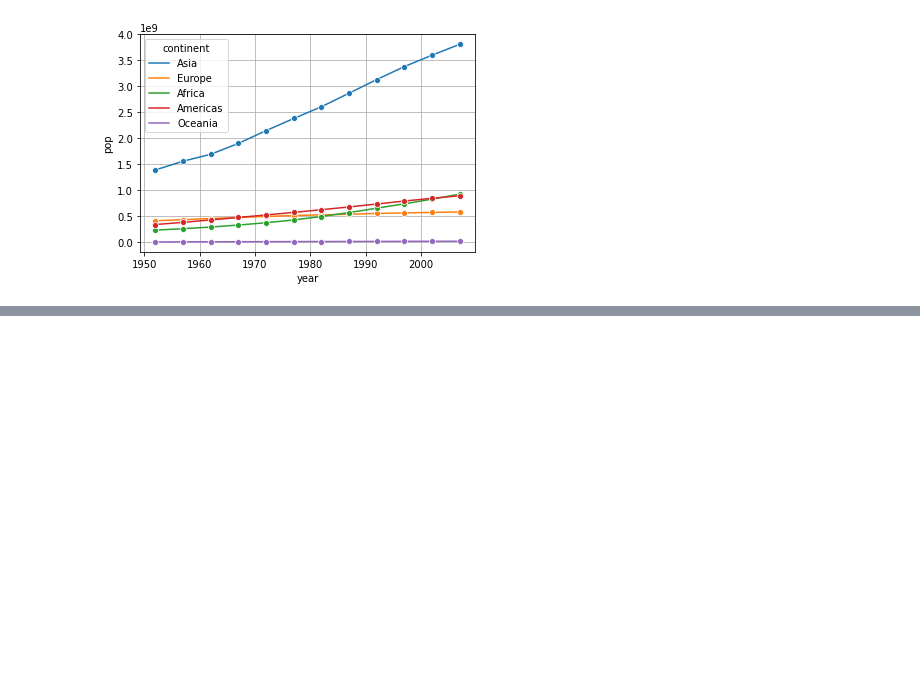
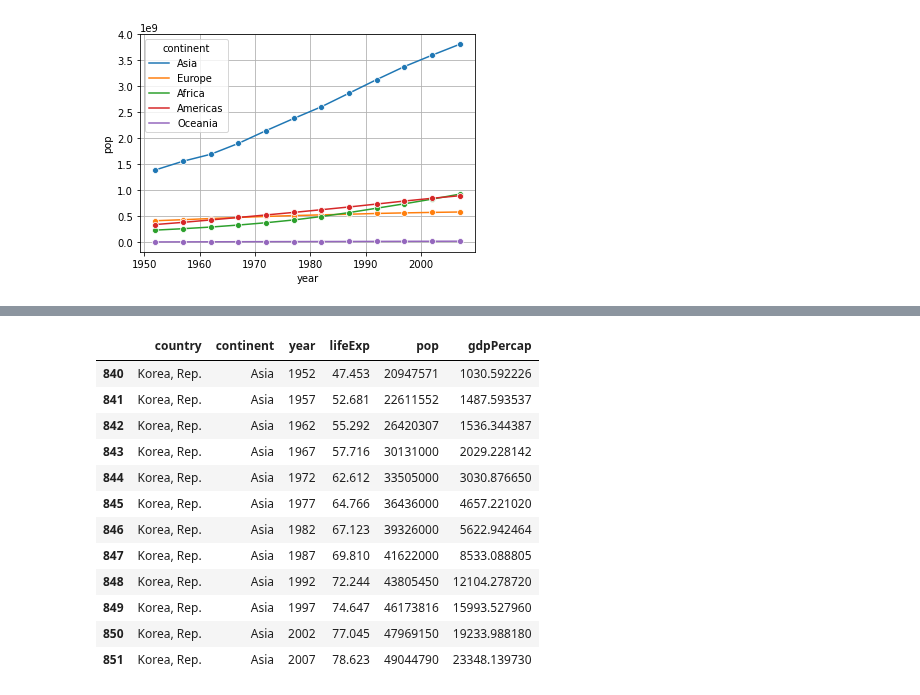
Before and after one commit to esn73/lab_python, a Jupyter notebook: py23_gapminder.ipynb, the cells around one changed output, grey strips where cells are left out. Saved outputs shown, nothing was run; the diff lists cells and outputs as text; code cells hidden in the pictures; blank space fills up the shorter version.

```diff
--- a/py23_gapminder.ipynb
+++ b/py23_gapminder.ipynb
@@ -273,0 +308,17 @@ plt.show()
+# %%
+korea = gapminder[gapminder['country'].str.lower().str.contains('korea, rep')]
+korea
+# %% [output]
+|  | country | continent | year | lifeExp | pop | gdpPercap |
+| 840 | Korea, Rep. | Asia | 1952 | 47.453 | 20947571 | 1030.592226 |
+| 841 | Korea, Rep. | Asia | 1957 | 52.681 | 22611552 | 1487.593537 |
+| 842 | Korea, Rep. | Asia | 1962 | 55.292 | 26420307 | 1536.344387 |
+| 843 | Korea, Rep. | Asia | 1967 | 57.716 | 30131000 | 2029.228142 |
+| 844 | Korea, Rep. | Asia | 1972 | 62.612 | 33505000 | 3030.876650 |
+| 845 | Korea, Rep. | Asia | 1977 | 64.766 | 36436000 | 4657.221020 |
+| 846 | Korea, Rep. | Asia | 1982 | 67.123 | 39326000 | 5622.942464 |
+| 847 | Korea, Rep. | Asia | 1987 | 69.810 | 41622000 | 8533.088805 |
+| 848 | Korea, Rep. | Asia | 1992 | 72.244 | 43805450 | 12104.278720 |
+| 849 | Korea, Rep. | Asia | 1997 | 74.647 | 46173816 | 15993.527960 |
+| 850 | Korea, Rep. | Asia | 2002 | 77.045 | 47969150 | 19233.988180 |
+| 851 | Korea, Rep. | Asia | 2007 | 78.623 | 49044790 | 23348.139730 |
```
Also changed, not shown: parts of 5 cells of this notebook.
